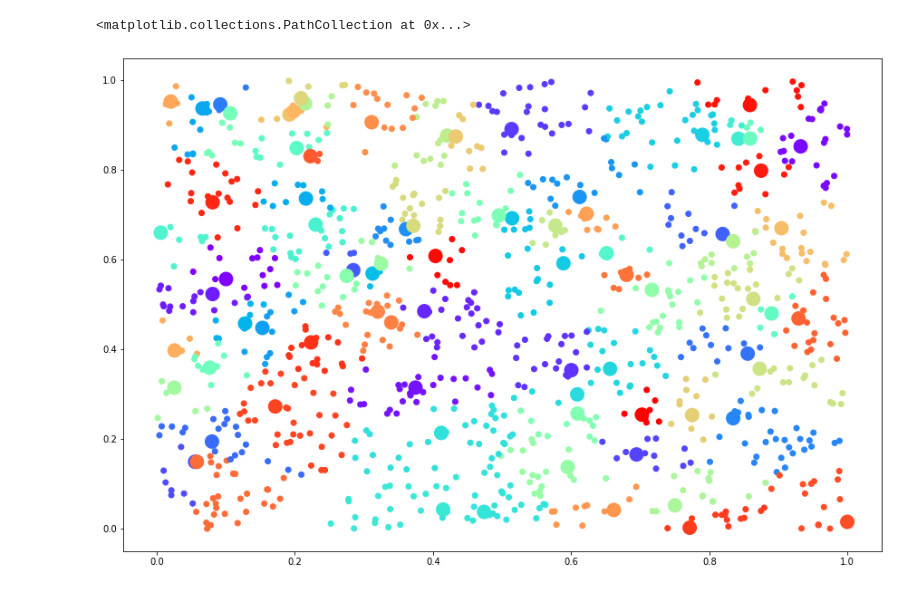
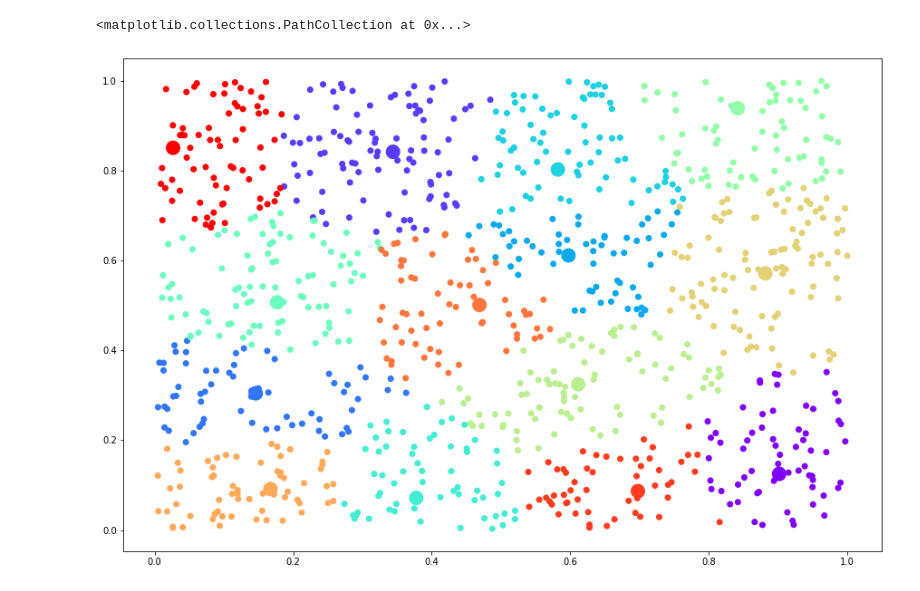
Before and after one commit to zebleck/Hackathon-404-Not-Found, a Jupyter notebook: Sample Dataset.ipynb, the cells around one changed output. Drawn from its saved outputs; the diff is of its cells as text; code cells hidden in the pictures.

```diff
--- a/Sample Dataset.ipynb
+++ b/Sample Dataset.ipynb
@@ -10,8 +10,8 @@ random.seed(random_value)
 np.random.seed(random_value)
 # %%
 class CreateSampleDataset():
-    def __init__(self, n_teachers=1000, school_teacher_ratio=1.2, teacher_per_school=15.,
-                 std_dev_teacher_per_school=3., min_teachers_per_school=5, p_rural=0.3, p_car=0.7, p_experienced=0.4):
+    def __init__(self, n_teachers=1000, school_teacher_ratio=1.05, teacher_per_school=15.,
+                 std_dev_teacher_per_school=3., min_teachers_per_school=5, p_rural=0.3, p_car=0.7, p_experienced=0.7):
         self.n_teachers = n_teachers
         self.n_schools = int(n_teachers * school_teacher_ratio / teacher_per_school)
         self.teacher_per_school = teacher_per_school
@@ -31,7 +31,7 @@ class CreateSampleDataset():
                     'y_location': y_location,
                     'rural': rural,
                     'car': car,
-                    'experienced': experienced,
+                    'experience': experienced,
                     }
 
         return teachers
@@ -86,6 +80,0 @@ def my_dist(x, y):
-# %%
-knn = KNeighborsClassifier(n_neighbors=1, metric=my_dist)
-# %%
-X_train = np.array(schools[['x_location', 'y_location']])
-y_train = np.array(schools['ID'])
-knn.fit(X_train, y_train)
@@ -99,0 +119,14 @@ print(X_test.shape, pred.shape)
+# %%
+# Do optimized run
+best_iteration = np.argmax(np.array(min_differences))
+#best_iteration = np.argmin(np.array(variances))
+X_train = np.array(schools[['x_location', 'y_location']])
+labels = [i for i in range((DatasetSampler.n_schools // school_per_cluster))]
+kmeans = KMeans(n_clusters=(DatasetSampler.n_schools // school_per_cluster), random_state=best_iteration)
+preds = kmeans.fit_predict(X_train, labels)
+means = kmeans.cluster_centers_
+schools['cluster'] = preds
+
+plt.figure(figsize=(15,10))
+plt.scatter(X_train[:, 0], X_train[:, 1], c=preds, cmap='rainbow')
+plt.scatter(means[:, 0], means[:, 1], c=labels, linewidth=10., cmap='rainbow')
@@ -100,7 +136,17 @@ print(X_test.shape, pred.shape)
 # %%
+# KNN for Teacher-to-Cluster
+knn = KNeighborsClassifier(n_neighbors=1)
+X_train = np.array(schools[['x_location', 'y_location']])
+X_train = means
+y_train = labels
+knn.fit(X_train, y_train)
+X_test = np.array(teachers[['x_location', 'y_location']])
+preds = knn.predict(X_test)
+teachers['cluster'] = preds
+
 plt.figure(figsize=(15,10))
-plt.scatter(X_test[:, 0], X_test[:, 1], c=pred, cmap='rainbow')
+plt.scatter(X_test[:, 0], X_test[:, 1], c=preds, cmap='rainbow')
 plt.scatter(X_train[:, 0], X_train[:, 1], c=y_train, linewidth=10., cmap='rainbow')
 # %% [output]
 <matplotlib.collections.PathCollection at 0x...>
-[figure, old version]
+[figure, new version]
```
Also changed, not shown: parts of 12 cells of this notebook.
